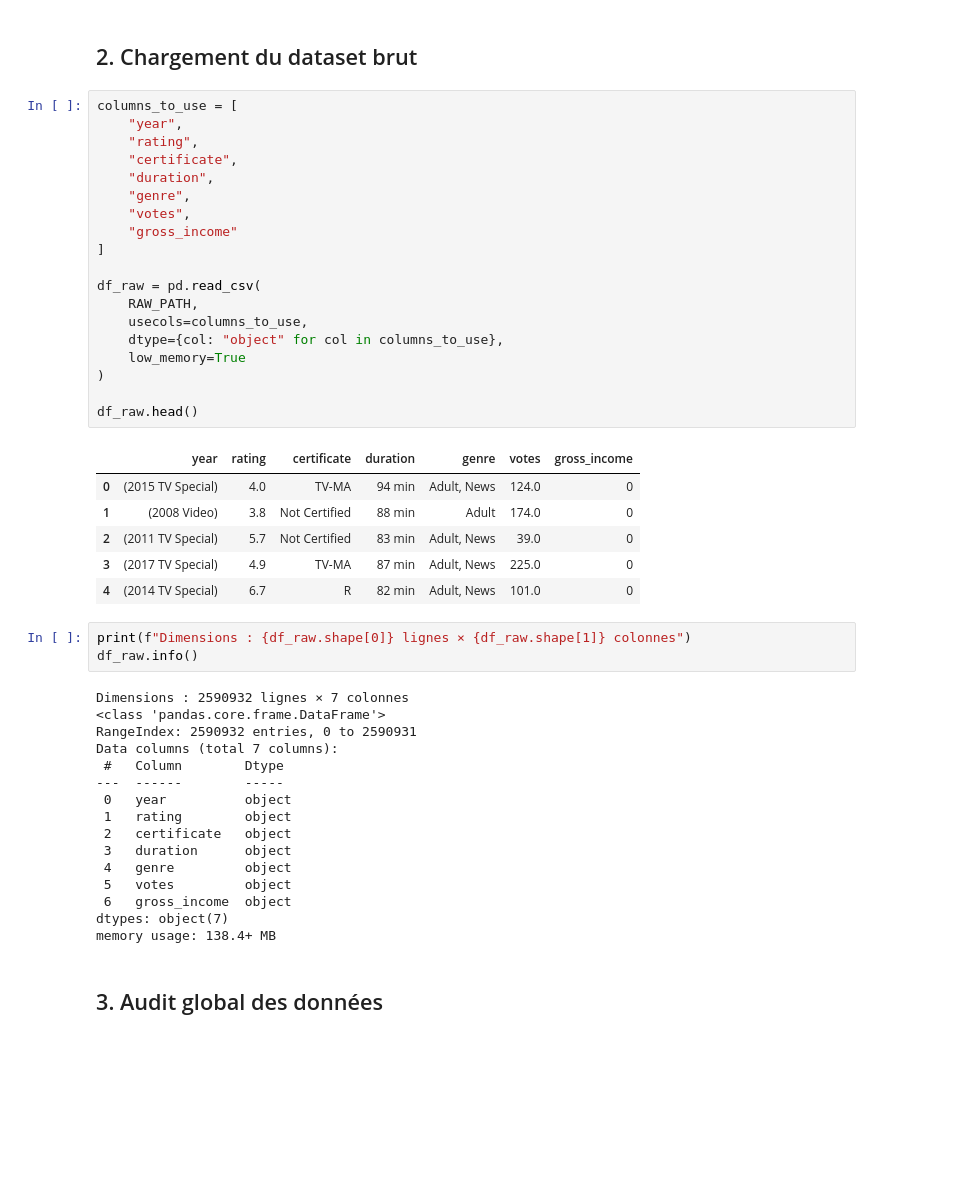
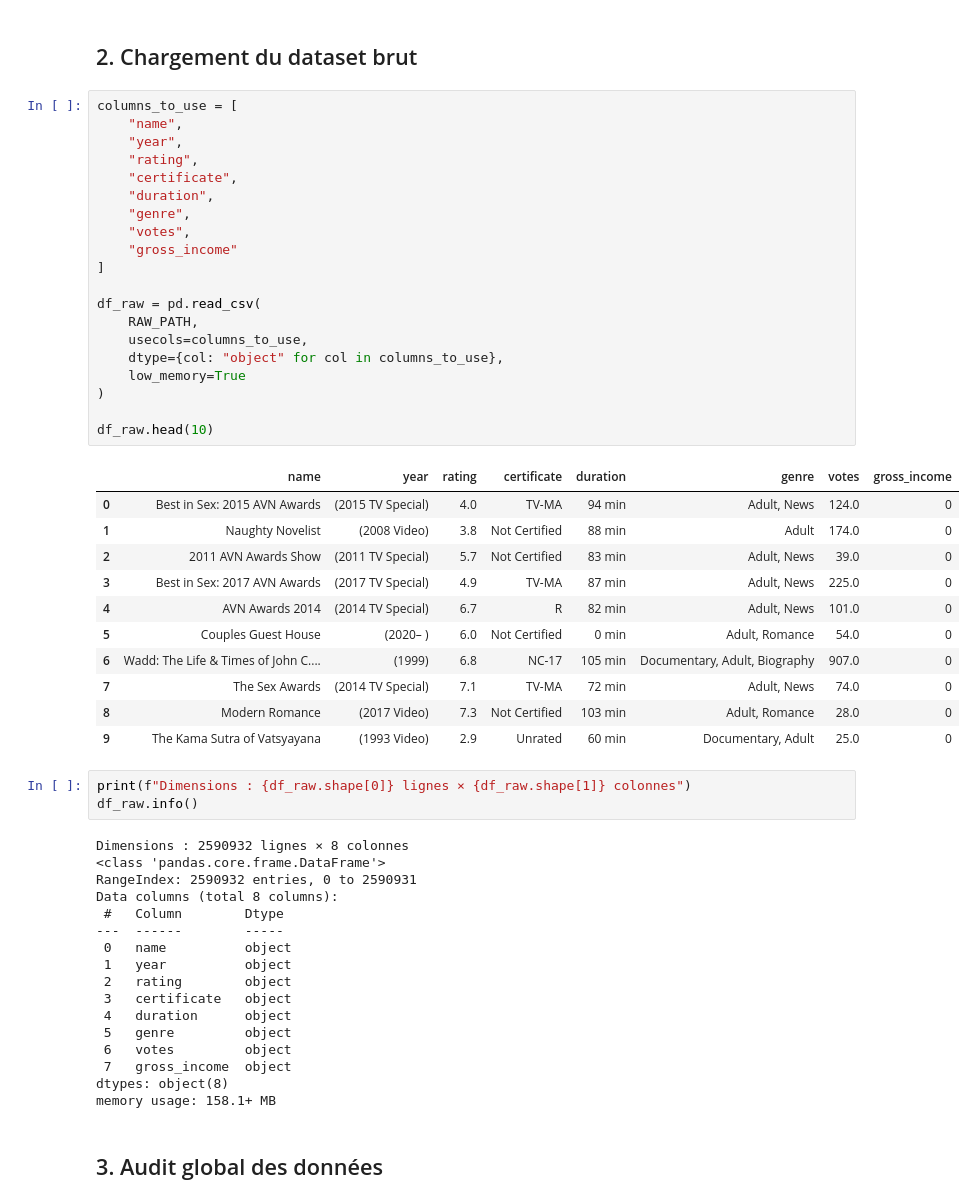
Before and after one commit to kenzi0228/imdb-genre-classification, a Jupyter notebook: notebooks/01_preparation_donnees_imdb_raw_to_processed.ipynb, the cells around one changed output. Drawn from its saved outputs; the diff is of its cells as text; blank space fills up the shorter version.

```diff
--- a/notebooks/01_preparation_donnees_imdb_raw_to_processed.ipynb
+++ b/notebooks/01_preparation_donnees_imdb_raw_to_processed.ipynb
@@ -53,49 +54,56 @@ RAW_PATH, PROCESSED_DIR
 ## 2. Chargement du dataset brut
 # %%
 columns_to_use = [
+    "name",
     "year",
     "rating",
     "certificate",
     "duration",
     "genre",
     "votes",
     "gross_income"
 ]
 
 df_raw = pd.read_csv(
     RAW_PATH,
     usecols=columns_to_use,
     dtype={col: "object" for col in columns_to_use},
     low_memory=True
 )
 
-df_raw.head()
+df_raw.head(10)
 # %% [output]
-|  | year | rating | certificate | duration | genre | votes | gross_income |
-| 0 | (2015 TV Special) | 4.0 | TV-MA | 94 min | Adult, News | 124.0 | 0 |
-| 1 | (2008 Video) | 3.8 | Not Certified | 88 min | Adult | 174.0 | 0 |
-| 2 | (2011 TV Special) | 5.7 | Not Certified | 83 min | Adult, News | 39.0 | 0 |
-| 3 | (2017 TV Special) | 4.9 | TV-MA | 87 min | Adult, News | 225.0 | 0 |
-| 4 | (2014 TV Special) | 6.7 | R | 82 min | Adult, News | 101.0 | 0 |
+|  | name | year | rating | certificate | duration | genre | votes | gross_income |
+| 0 | Best in Sex: 2015 AVN Awards | (2015 TV Special) | 4.0 | TV-MA | 94 min | Adult, News | 124.0 | 0 |
+| 1 | Naughty Novelist | (2008 Video) | 3.8 | Not Certified | 88 min | Adult | 174.0 | 0 |
+| 2 | 2011 AVN Awards Show | (2011 TV Special) | 5.7 | Not Certified | 83 min | Adult, News | 39.0 | 0 |
+| 3 | Best in Sex: 2017 AVN Awards | (2017 TV Special) | 4.9 | TV-MA | 87 min | Adult, News | 225.0 | 0 |
+| 4 | AVN Awards 2014 | (2014 TV Special) | 6.7 | R | 82 min | Adult, News | 101.0 | 0 |
+| 5 | Couples Guest House | (2020– ) | 6.0 | Not Certified | 0 min | Adult, Romance | 54.0 | 0 |
+| 6 | Wadd: The Life & Times of John C.... | (1999) | 6.8 | NC-17 | 105 min | Documentary, Adult, Biography | 907.0 | 0 |
+| 7 | The Sex Awards | (2014 TV Special) | 7.1 | TV-MA | 72 min | Adult, News | 74.0 | 0 |
+| 8 | Modern Romance | (2017 Video) | 7.3 | Not Certified | 103 min | Adult, Romance | 28.0 | 0 |
+| 9 | The Kama Sutra of Vatsyayana | (1993 Video) | 2.9 | Unrated | 60 min | Documentary, Adult | 25.0 | 0 |
 # %%
 print(f"Dimensions : {df_raw.shape[0]} lignes × {df_raw.shape[1]} colonnes")
 df_raw.info()
 # %% [output]
-Dimensions : 2590932 lignes × 7 colonnes
+Dimensions : 2590932 lignes × 8 colonnes
 <class 'pandas.core.frame.DataFrame'>
 RangeIndex: 2590932 entries, 0 to 2590931
-Data columns (total 7 columns):
+Data columns (total 8 columns):
  #   Column        Dtype
 ---  ------        -----
- 0   year          object
- 1   rating        object
- 2   certificate   object
- 3   duration      object
- 4   genre         object
- 5   votes         object
- 6   gross_income  object
-dtypes: object(7)
-memory usage: 138.4+ MB
+ 0   name          object
+ 1   year          object
+ 2   rating        object
+ 3   certificate   object
+ 4   duration      object
+ 5   genre         object
+ 6   votes         object
+ 7   gross_income  object
+dtypes: object(8)
+memory usage: 158.1+ MB
 # %% [markdown]
 ## 3. Audit global des données
 # %% [markdown]
```
Also changed, not shown: parts of 18 cells of this notebook, 3 other files.
